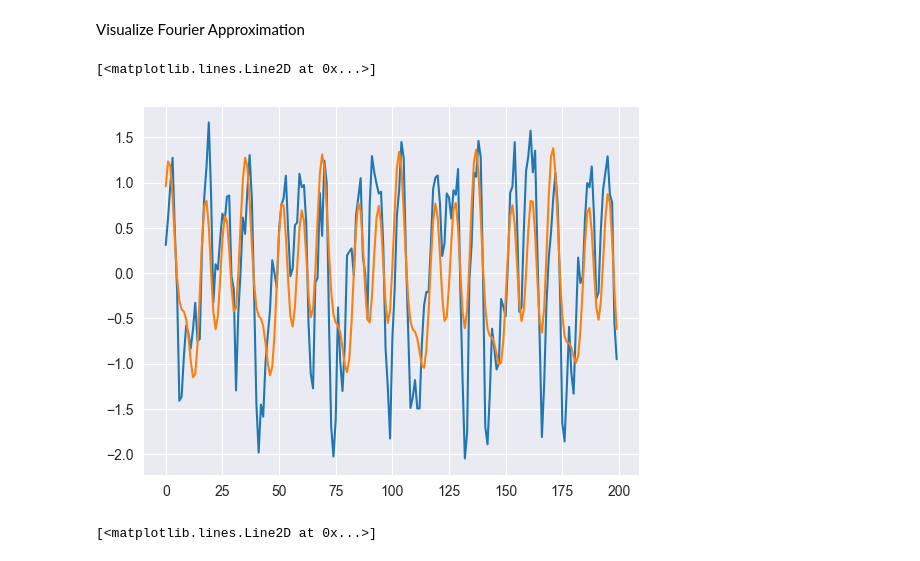
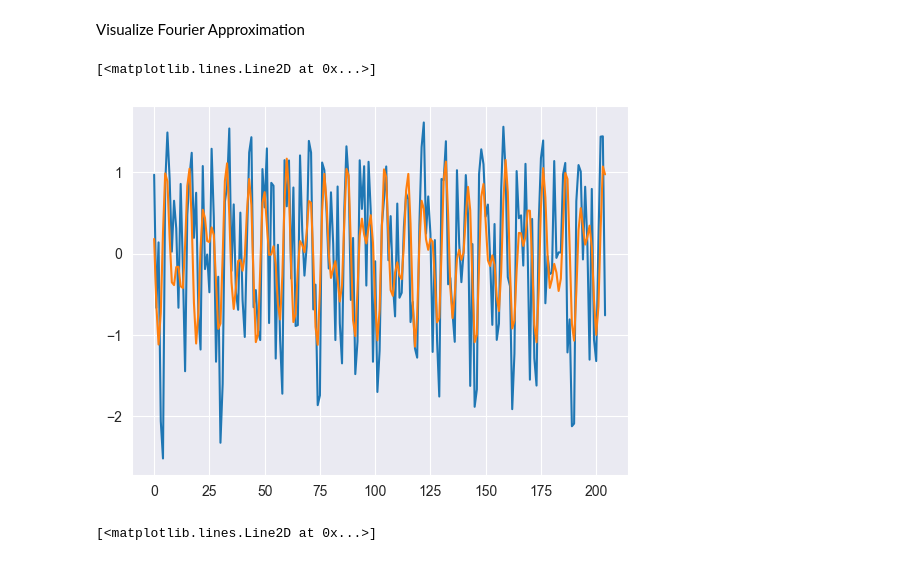
Before and after one commit to MattiaCastaldo/Hackaton_2023_G17, a Jupyter notebook: vis.ipynb, the cells around one changed output. Drawn from its saved outputs; the diff is of its cells as text; code cells hidden in the pictures.

```diff
--- a/vis.ipynb
+++ b/vis.ipynb
@@ -112,12 +112,12 @@ array([0.97069377, 1.52499104, 1.81334114, ..., 0.75365305, 0.95624411,
 # %% [markdown]
 Visualize Fourier Approximation
 # %%
-plt.plot(ts[100:300])
-fa, topk = FourierTransformer.fourier_approximate(ts, 10)
-plt.plot(fa[100:300])
+plt.plot(ts[::10])
+fa, topk = FourierTransformer.fourier_approximate(ts, 4)
+plt.plot(fa[::10])
 # %% [output]
 [<matplotlib.lines.Line2D at 0x...>]
-[figure, old version]
+[figure, new version]
 # %%
 m = FourierTransformer.fourier_magnitude(ts, 0)
 plt.plot(m)
```
Also changed, not shown: parts of 1 cell of this notebook, 1 other file.
